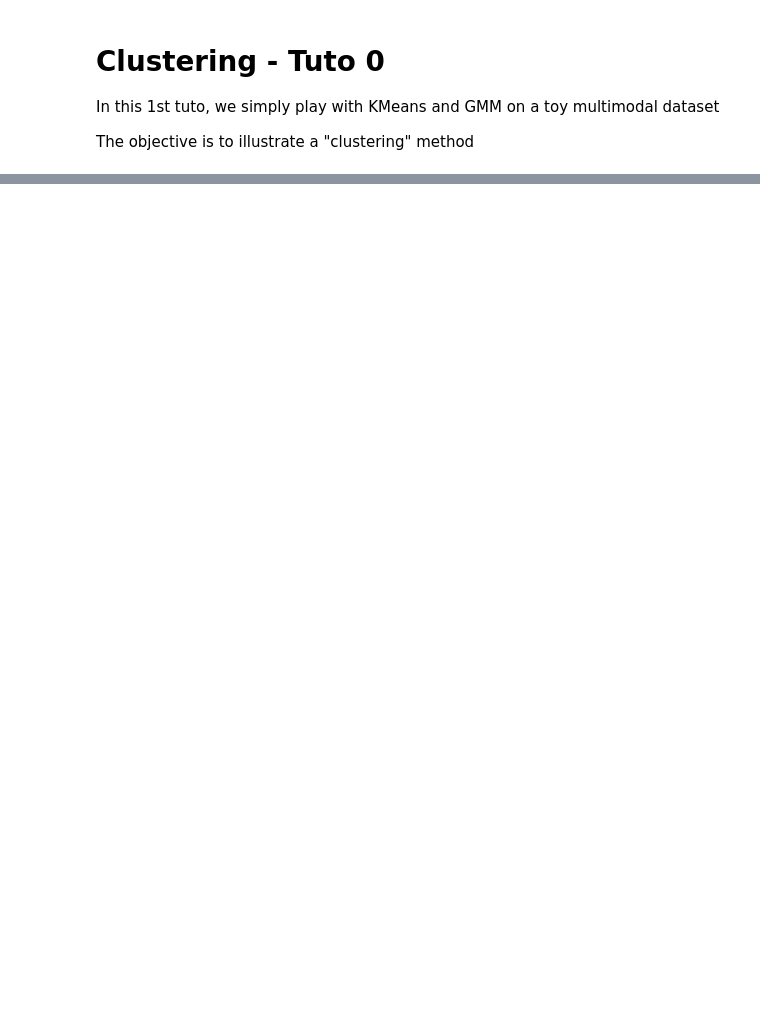
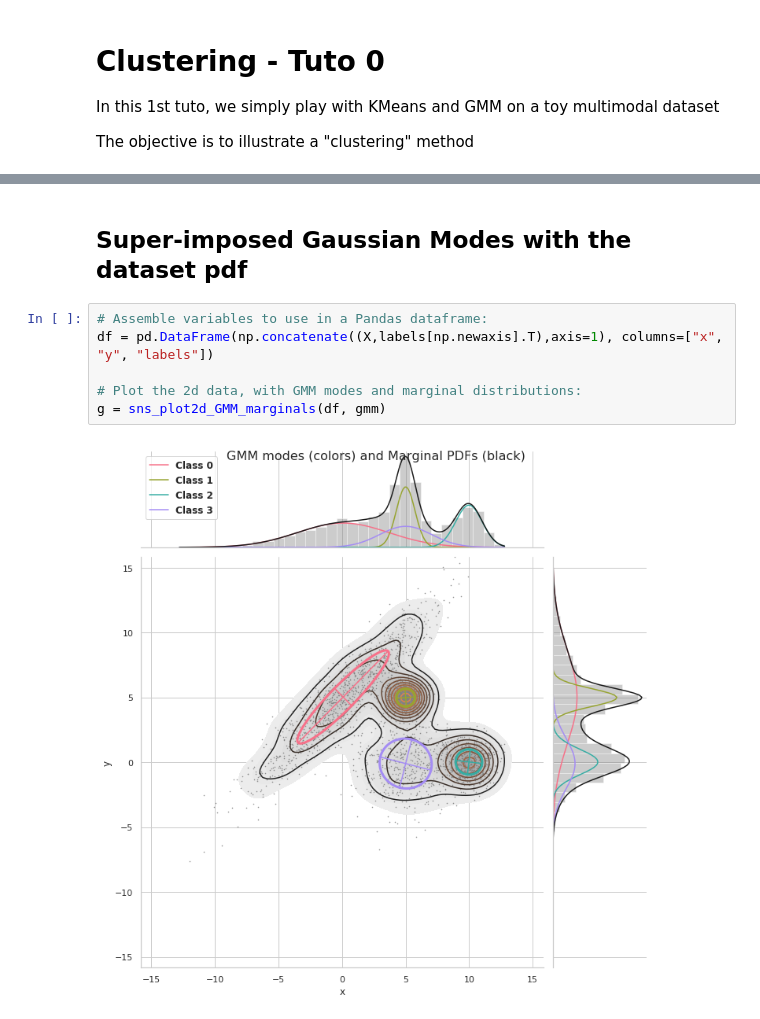
Before and after one commit to gmaze/lopsdata, a Jupyter notebook: clustering/Clustering - Tuto 0.ipynb, the cells around one changed output, grey strips where cells are left out. Drawn from its saved outputs; the diff is of its cells as text; blank space fills up the shorter version.

```diff
--- a/clustering/Clustering - Tuto 0.ipynb
+++ b/clustering/Clustering - Tuto 0.ipynb
@@ -306,0 +152,10 @@ IndexError: index 4 is out of bounds for axis 1 with size 4
+# %% [markdown]
+## Super-imposed Gaussian Modes with the dataset pdf
+# %%
+# Assemble variables to use in a Pandas dataframe:
+df = pd.DataFrame(np.concatenate((X,labels[np.newaxis].T),axis=1), columns=["x", "y", "labels"])
+
+# Plot the 2d data, with GMM modes and marginal distributions:
+g = sns_plot2d_GMM_marginals(df, gmm)
+# %% [output]
+[figure, added]
```
Also changed, not shown: parts of 18 cells of this notebook, 1 other file.
